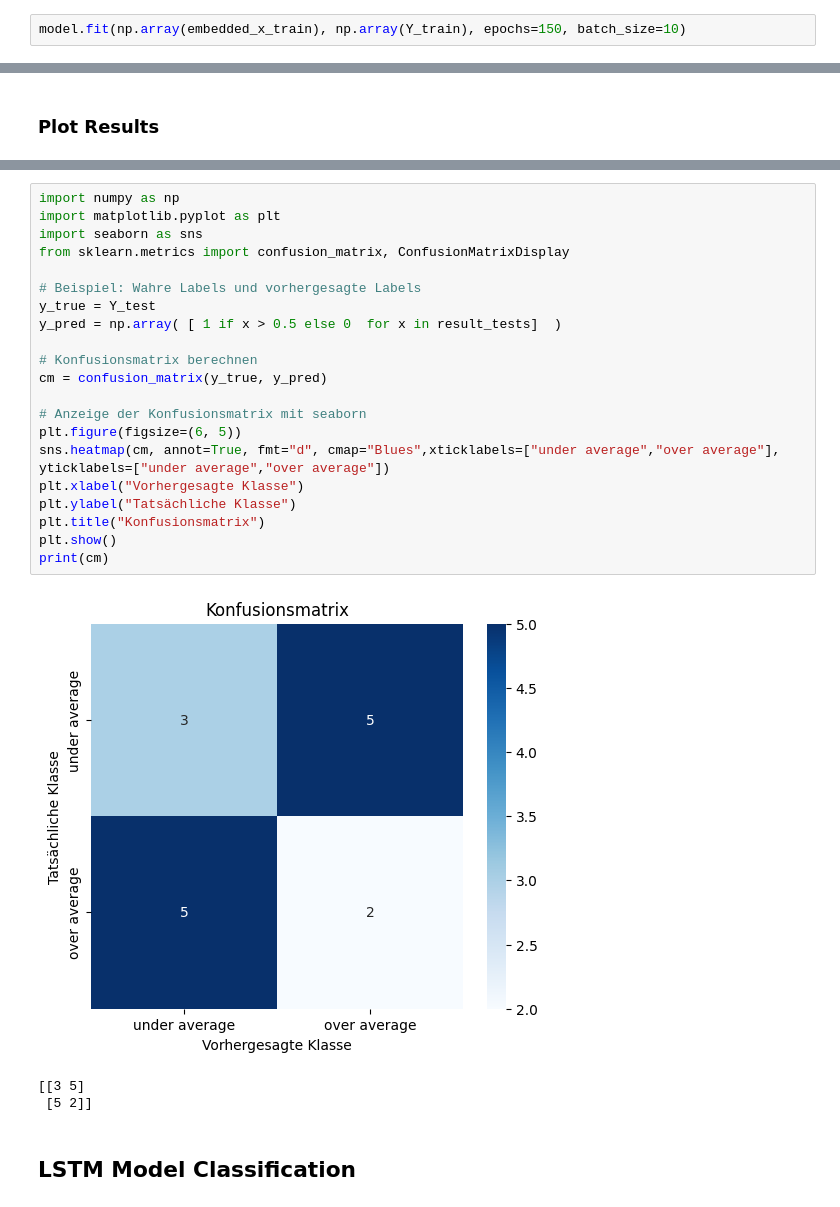
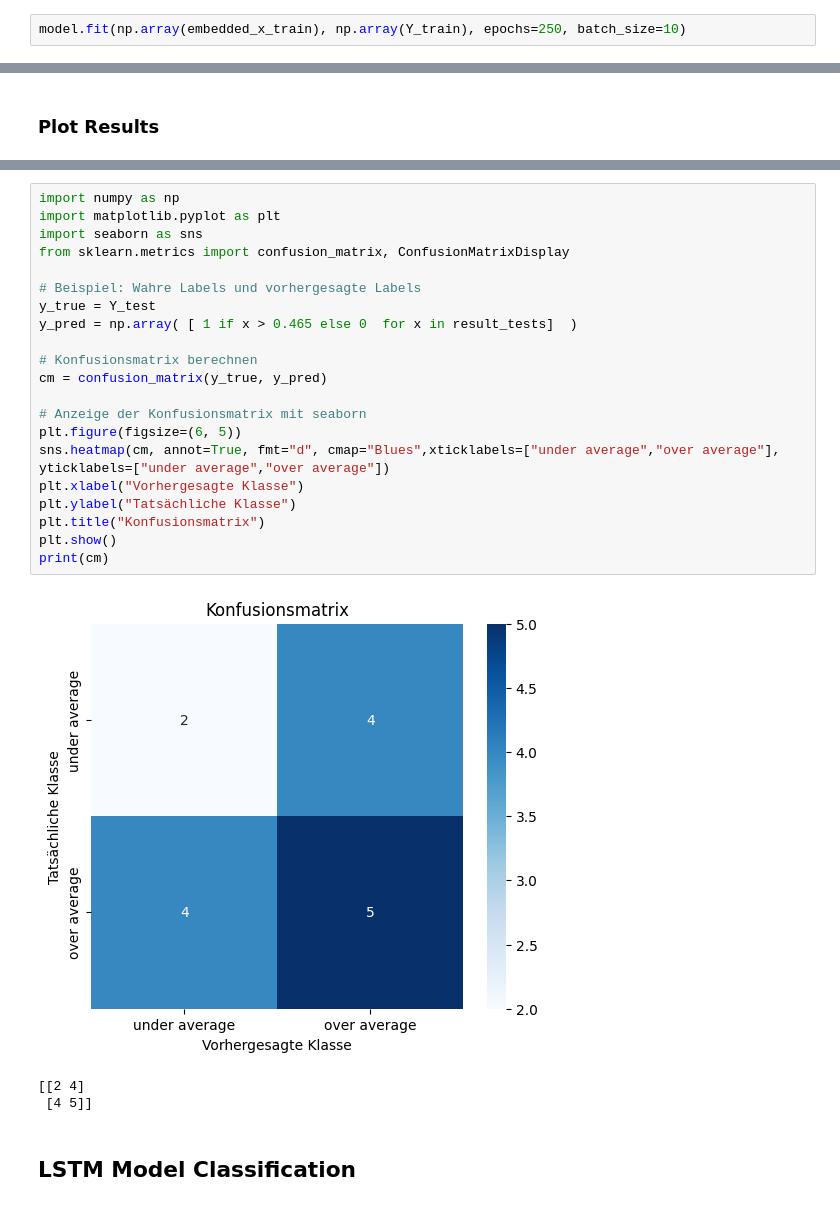
Before and after one commit to ToniGGR/Burp-NLP, a Jupyter notebook: topic_modeling/notebooks/Imdb_prediction.ipynb, the cells around one changed output, grey strips where cells are left out. Cells and saved outputs as stored; diff of their text form.

```diff
--- a/topic_modeling/notebooks/Imdb_prediction.ipynb
+++ b/topic_modeling/notebooks/Imdb_prediction.ipynb
@@ -352,5 +348,5 @@ embedded_x_train
 # %% [markdown]
 ### Fit Model
 # %%
-model.fit(np.array(embedded_x_train), np.array(Y_train), epochs=150, batch_size=10)
+model.fit(np.array(embedded_x_train), np.array(Y_train), epochs=250, batch_size=10)
 # %% [output]
@@ -555,28 +595,28 @@ Successfully installed seaborn-0.13.2
 # %%
 import numpy as np
 import matplotlib.pyplot as plt
 import seaborn as sns
 from sklearn.metrics import confusion_matrix, ConfusionMatrixDisplay
 
 # Beispiel: Wahre Labels und vorhergesagte Labels
 y_true = Y_test
-y_pred = np.array( [ 1 if x > 0.5 else 0  for x in result_tests]  )
+y_pred = np.array( [ 1 if x > 0.465 else 0  for x in result_tests]  )
 
 # Konfusionsmatrix berechnen
 cm = confusion_matrix(y_true, y_pred)
 
 # Anzeige der Konfusionsmatrix mit seaborn
 plt.figure(figsize=(6, 5))
 sns.heatmap(cm, annot=True, fmt="d", cmap="Blues",xticklabels=["under average","over average"], yticklabels=["under average","over average"])
 plt.xlabel("Vorhergesagte Klasse")
 plt.ylabel("Tatsächliche Klasse")
 plt.title("Konfusionsmatrix")
 plt.show()
 print(cm)
 # %% [output]
-[figure, old version]
+[figure, new version]
-[[3 5]
- [5 2]]
+[[2 4]
+ [4 5]]
 # %% [markdown]
 ## LSTM Model Classification
 # %% [markdown]
```
Also changed, not shown: parts of 40 cells of this notebook, 1 other file.
